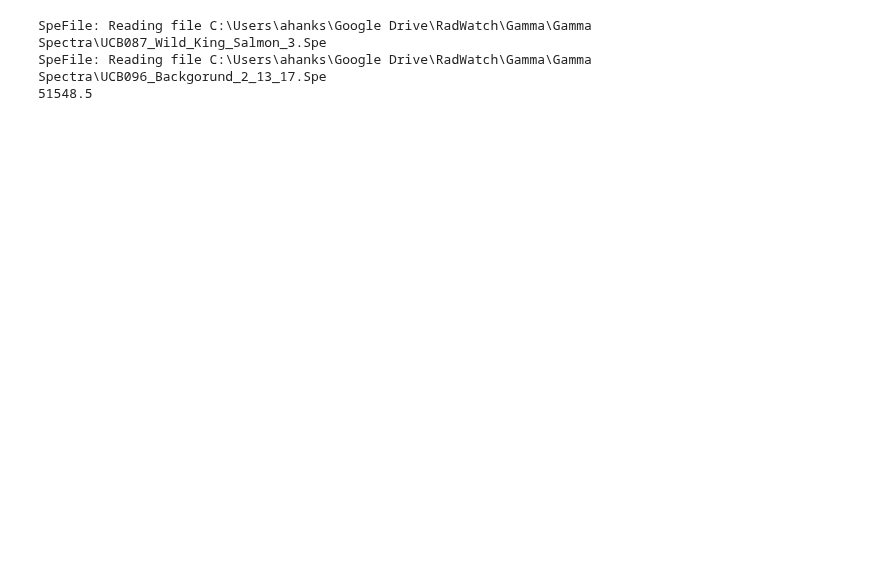
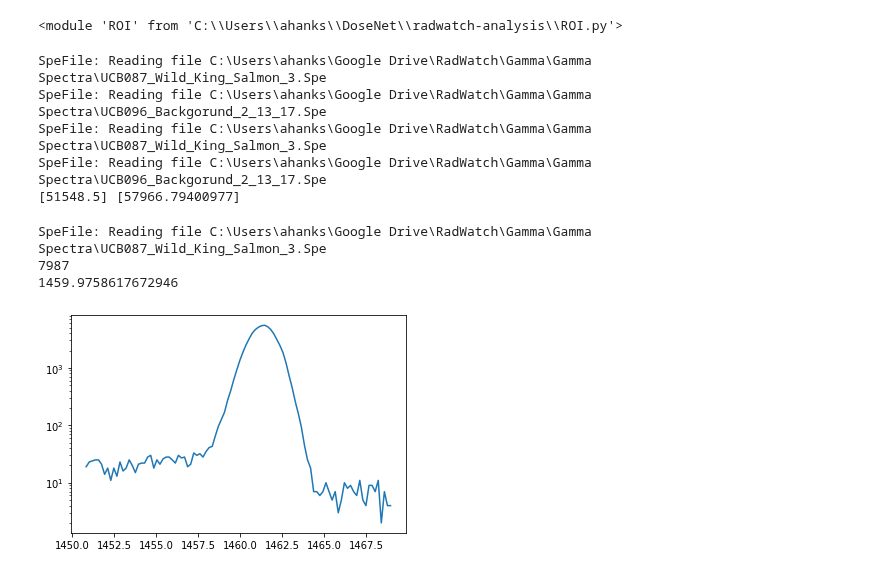
Before and after one commit to bearing/radwatch-analysis, a Jupyter notebook: Peak-Counts-Analysis.ipynb, the cells around one changed output. Cells and saved outputs as stored; diff of their text form; code cells hidden in the pictures; blank space fills up the shorter version.

Commit message:
updates to peak counts methods and examples

```diff
--- a/Peak-Counts-Analysis.ipynb
+++ b/Peak-Counts-Analysis.ipynb
@@ -8,6 +9,10 @@ import math as m
 # %%
 import PF
 import ROI
+importlib.reload(PF)
+importlib.reload(ROI)
+# %% [output]
+<module 'ROI' from 'C:\\Users\\ahanks\\DoseNet\\radwatch-analysis\\ROI.py'>
 # %%
 #Define inputs
 source_isotopes = np.array(['K-40']);
@@ -20,11 +25,41 @@ branching_ratio = np.array([1]);
 #Call scripts
 roi = ROI.ROI(Spectrum.from_file(spectrum), Spectrum.from_file(background), source_energies)
 roi_result = roi.get_counts()
-#peakfit = PF.PF(source_energies,source_activities,spectrum,background,branching_ratio)
-#pf_result = peakfit.Efficiency()
+peakfit = PF.PF(spectrum,background,source_energies)
+pf_result = peakfit.get_counts()
 print(roi_result, pf_result)
-print(roi_result)
 # %% [output]
 SpeFile: Reading file C:\Users\ahanks\Google Drive\RadWatch\Gamma\Gamma Spectra\UCB087_Wild_King_Salmon_3.Spe
 SpeFile: Reading file C:\Users\ahanks\Google Drive\RadWatch\Gamma\Gamma Spectra\UCB096_Backgorund_2_13_17.Spe
-51548.5
+SpeFile: Reading file C:\Users\ahanks\Google Drive\RadWatch\Gamma\Gamma Spectra\UCB087_Wild_King_Salmon_3.Spe
+SpeFile: Reading file C:\Users\ahanks\Google Drive\RadWatch\Gamma\Gamma Spectra\UCB096_Backgorund_2_13_17.Spe
+[51548.5] [57966.79400977]
+# %%
+spec = Spectrum.from_file(spectrum)
+
+counts = spec.counts_vals
+energies = spec.energies_kev
+
+#function to find index of closest energy where a is the desired energy and n is
+def f_near(a,a0):
+    idx = np.abs(a - a0).argmin()
+    return idx
+
+k_40_idx = f_near(energies,source_energies[0])
+print(k_40_idx)
+print(energies[k_40_idx])
+# %% [output]
+SpeFile: Reading file C:\Users\ahanks\Google Drive\RadWatch\Gamma\Gamma Spectra\UCB087_Wild_King_Salmon_3.Spe
+7987
+1459.9758617672946
+# %%
+#test plotting
+roi_low = k_40_idx - 50
+roi_high = k_40_idx + 50
+plot_counts = spec.counts_vals[roi_low:roi_high]
+plot_energies = spec.energies_kev[roi_low:roi_high]
+plt.plot(plot_energies,plot_counts)
+#plt.plot(spec.energies_kev,spec.counts_vals)
+plt.yscale('log')
+# %% [output]
+[figure, added]
```
Also changed, not shown: parts of 3 cells of this notebook, 2 other files.
